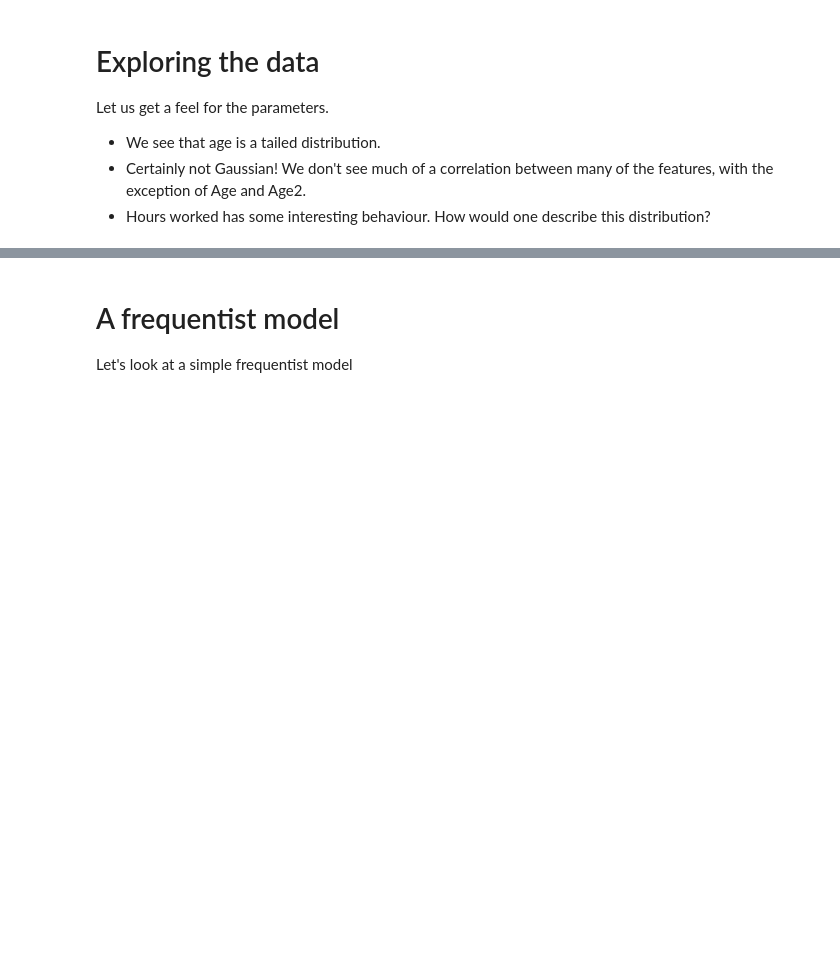
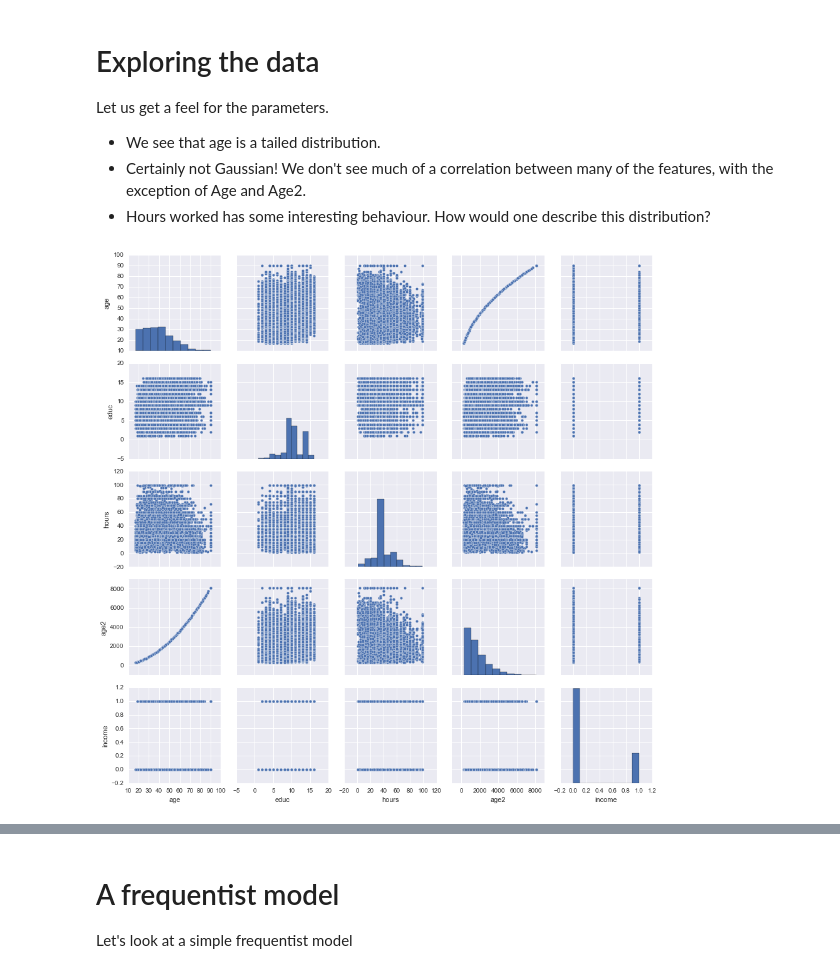
Before and after one commit to springcoil/PyDataLondonTutorial, a Jupyter notebook: Statistics.ipynb, the cells around one changed output, grey strips where cells are left out. Saved outputs shown, nothing was run; the diff lists cells and outputs as text; code cells hidden in the pictures; blank space fills up the shorter version.

```diff
--- a/Statistics.ipynb
+++ b/Statistics.ipynb
@@ -321,5 +366,6 @@ array([[<matplotlib.axes._subplots.AxesSubplot object at 0x...>],
 # %%
-data = pd.read_csv("https://archive.ics.uci.edu/ml/machine-learning-databases/adult/adult.data", header=None, names=['age', 'workclass', 'fnlwgt',
+data_log = pd.read_csv("https://archive.ics.uci.edu/ml/machine-learning-databases/adult/adult.data",
+                       header=None, names=['age', 'workclass', 'fnlwgt',
                 'education-categorical', 'educ',
                 'marital-status', 'occupation',
                 'relationship', 'race', 'sex',
@@ -334,5 +376,5 @@ data
 * We want to remove the nulls from this data set.
 * And then we want to filter by only in the United States.
 # %%
-data = data[~pd.isnull(data['income'])]
+data_log = data_log[~pd.isnull(data_log['income'])]
 # %%
@@ -345,9 +415,9 @@ data[data['native-country']==" United-States"]
 # %%
-income = 1 * (data['income'] == " >50K")
-age2 = np.square(data['age'])
+income = 1 * (data_log['income'] == " >50K")
+age2 = np.square(data_log['age'])
 # %%
-data = data[['age', 'educ', 'hours']]
-data['age2'] = age2
-data['income'] = income
+data_log = data_log[['age', 'educ', 'hours']]
+data_log['age2'] = age2
+data_log['income'] = income
 # %%
 income.value_counts()
@@ -359,6 +458,8 @@ Let us get a feel for the parameters.
 * Hours worked has some interesting behaviour. How would one describe this distribution?
 # %%
 import seaborn as seaborn
-g = seaborn.pairplot(data)
+g = seaborn.pairplot(data_log)
+# %% [output]
+[figure, added]
 # %%
 # Compute the correlation matrix
```
Also changed, not shown: parts of 53 cells of this notebook, 2 other files.
